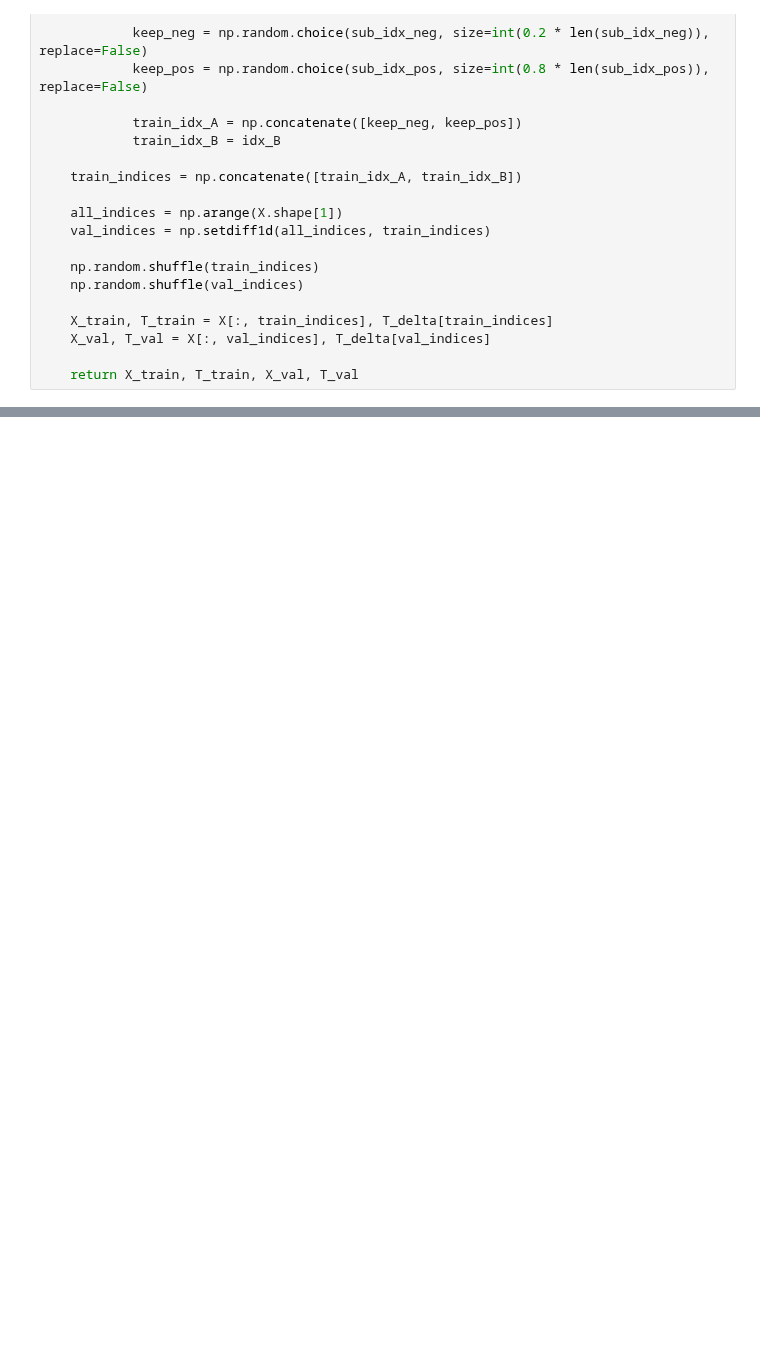
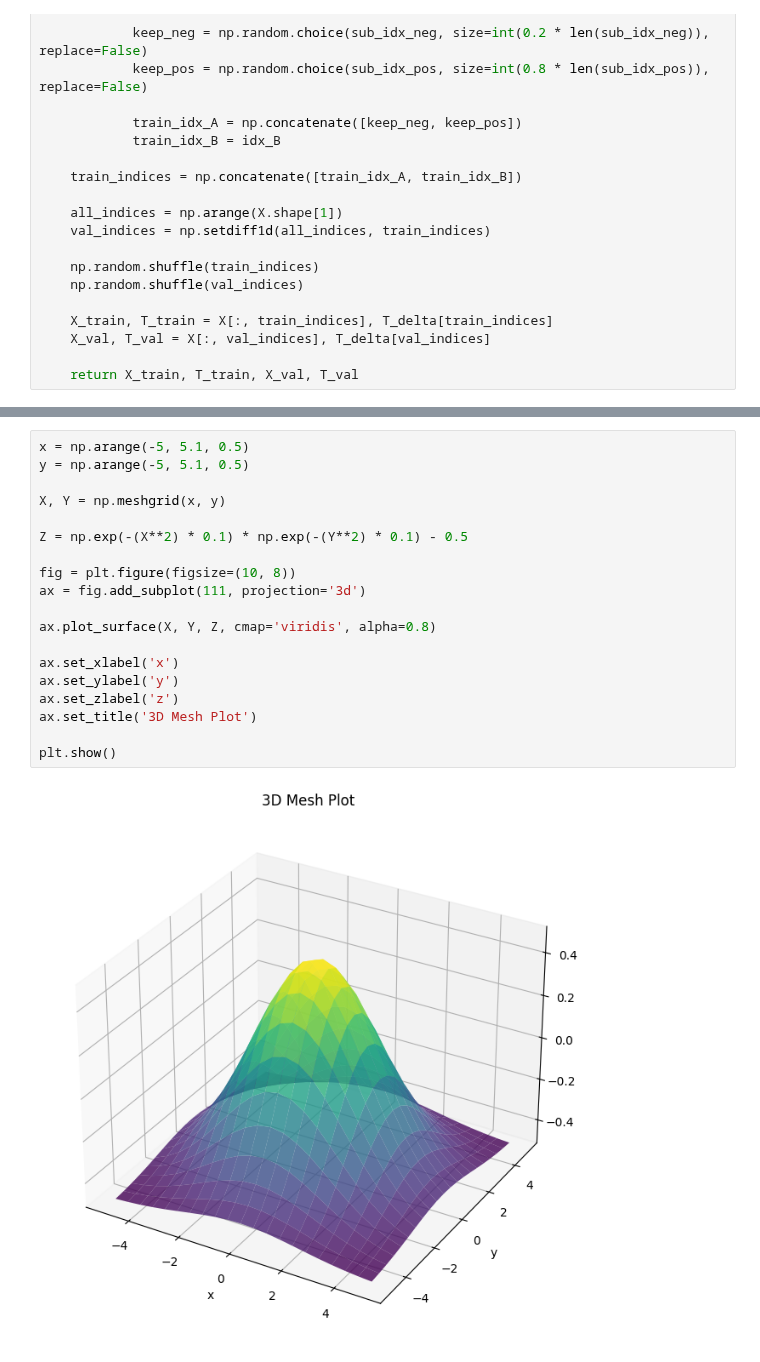
Before and after one commit to OlleThomsen/annda_lab_1b, a Jupyter notebook: assignment_part1.ipynb, the cells around one changed output, grey strips where cells are left out. Cells and saved outputs as stored; diff of their text form; blank space fills up the shorter version.

```diff
--- a/assignment_part1.ipynb
+++ b/assignment_part1.ipynb
@@ -266,0 +405,21 @@ Final Val Accuracy = 90.000000%
+# %%
+x = np.arange(-5, 5.1, 0.5)
+y = np.arange(-5, 5.1, 0.5)
+
+X, Y = np.meshgrid(x, y)
+
+Z = np.exp(-(X**2) * 0.1) * np.exp(-(Y**2) * 0.1) - 0.5
+
+fig = plt.figure(figsize=(10, 8))
+ax = fig.add_subplot(111, projection='3d')
+
+ax.plot_surface(X, Y, Z, cmap='viridis', alpha=0.8)
+
+ax.set_xlabel('x')
+ax.set_ylabel('y')
+ax.set_zlabel('z')
+ax.set_title('3D Mesh Plot')
+
+plt.show()
+# %% [output]
+[figure, added]
```
Also changed, not shown: parts of 12 cells of this notebook.
